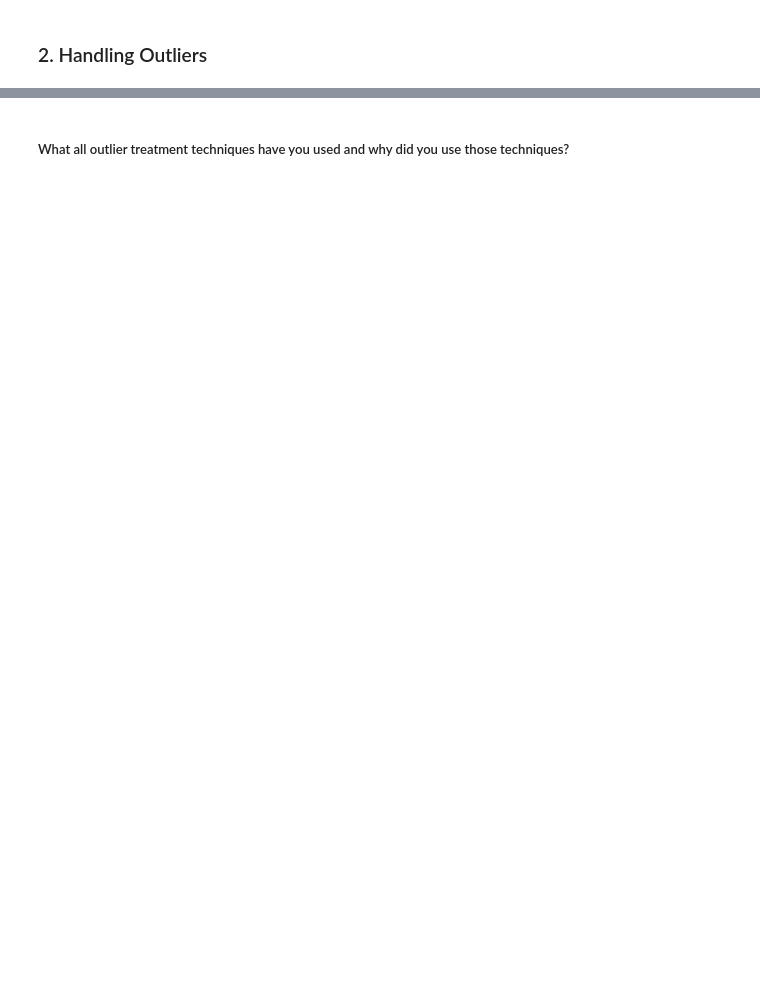
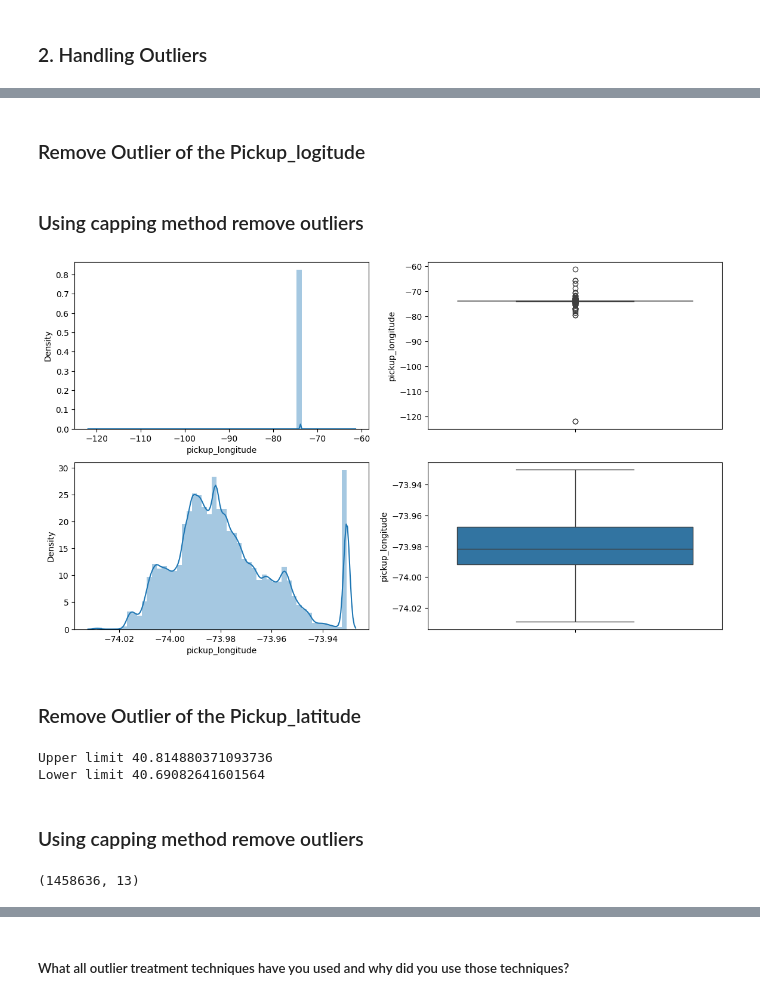
Before and after one commit to Jit562/New_York_Taxi_Service_Prediction, a Jupyter notebook: ML_Techmind_Regression_Project_.ipynb, the cells around one changed output, grey strips where cells are left out. Saved outputs shown, nothing was run; the diff lists cells and outputs as text; code cells hidden in the pictures; blank space fills up the shorter version.

```diff
--- a/ML_Techmind_Regression_Project_.ipynb
+++ b/ML_Techmind_Regression_Project_.ipynb
@@ -1433,0 +1571,3 @@ Answer Here.
+# %%
+# Convert the Miles to Kilometer
+df['trip_distance'] = df['trip_distance'] * 1.60934
@@ -1439,0 +1598,2 @@ Answer Here.
+# %%
+df.drop_duplicates(inplace=True)
@@ -1443,0 +1712,24 @@ Answer Here.
+# %% [markdown]
+### Remove Outlier of the Pickup_logitude
+# %%
+# Finding the IQR
+percentile25 = df['pickup_longitude'].quantile(0.25)
+percentile75 = df['pickup_longitude'].quantile(0.75)
+iqr = percentile75 - percentile25
+upper_limit = percentile75 + 1.5 * iqr
+lower_limit = percentile25 - 1.5 * iqr
+
+print("Upper limit",upper_limit)
+print("Lower limit",lower_limit)
+# %% [markdown]
+### Using capping method remove outliers
+# %%
+df['pickup_longitude'] = np.where(
+    df['pickup_longitude'] > upper_limit,
+    upper_limit,
+    np.where(
+        df['pickup_longitude'] < lower_limit,
+        lower_limit,
+        df['pickup_longitude']
+    )
+)
@@ -1443,0 +1738,36 @@ Answer Here.
+# %%
+# Comparing
+
+plt.figure(figsize=(14,8))
+plt.subplot(2,2,1)
+sns.distplot(taxi['pickup_longitude'])
+
+plt.subplot(2,2,2)
+sns.boxplot(taxi['pickup_longitude'])
+
+plt.subplot(2,2,3)
+sns.distplot(df['pickup_longitude'])
+
+plt.subplot(2,2,4)
+sns.boxplot(df['pickup_longitude'])
+
+plt.show()
+# %% [output]
+[figure, added]
+# %% [markdown]
+### Remove Outlier of the Pickup_latitude
+# %%
+# Finding the IQR
+percentile25 = df['pickup_latitude'].quantile(0.25)
+percentile75 = df['pickup_latitude'].quantile(0.75)
+iqr = percentile75 - percentile25
+upper_limit = percentile75 + 1.5 * iqr
+lower_limit = percentile25 - 1.5 * iqr
+
+print("Upper limit",upper_limit)
+print("Lower limit",lower_limit)
+# %% [output]
+Upper limit 40.814880371093736
+Lower limit 40.69082641601564
+# %% [markdown]
+### Using capping method remove outliers
@@ -1443,0 +1784,4 @@ Answer Here.
+# %%
+df.shape
+# %% [output]
+(1458636, 13)
```
Also changed, not shown: parts of 113 cells of this notebook.
